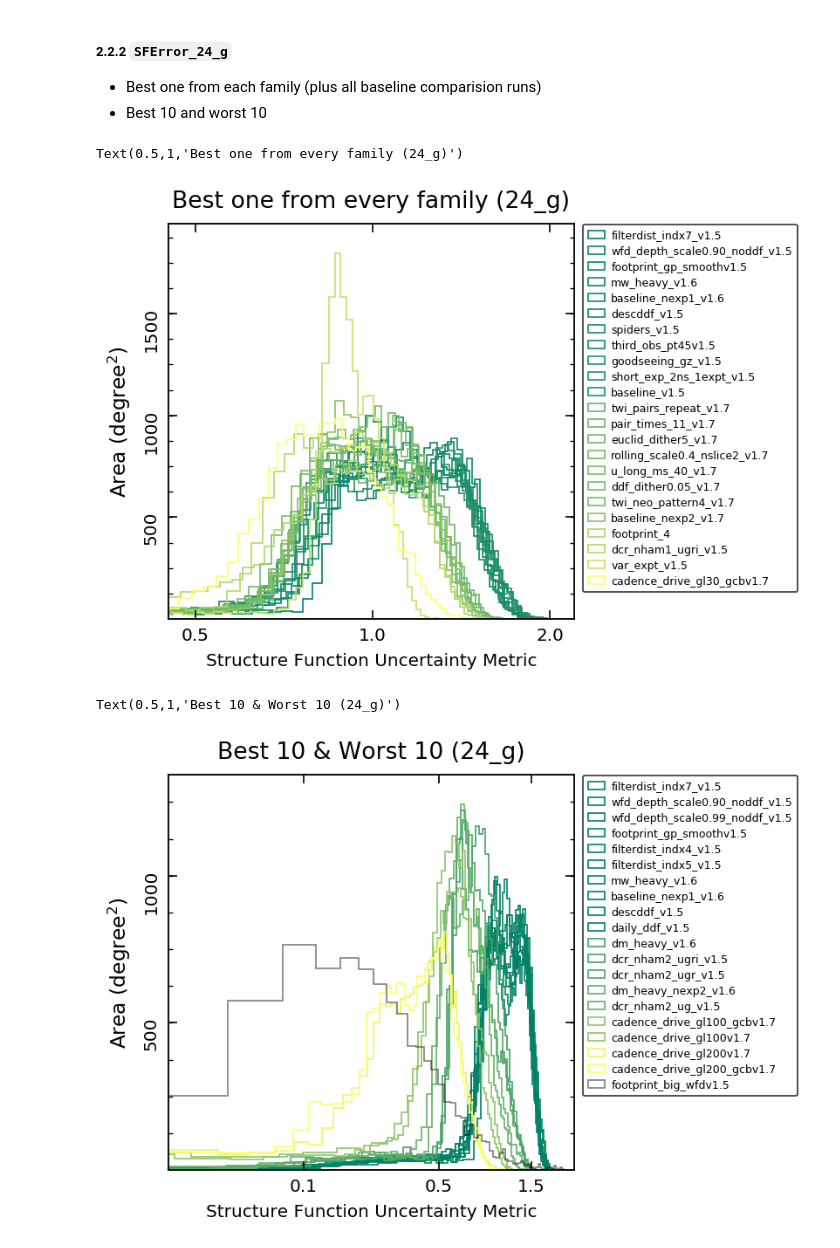
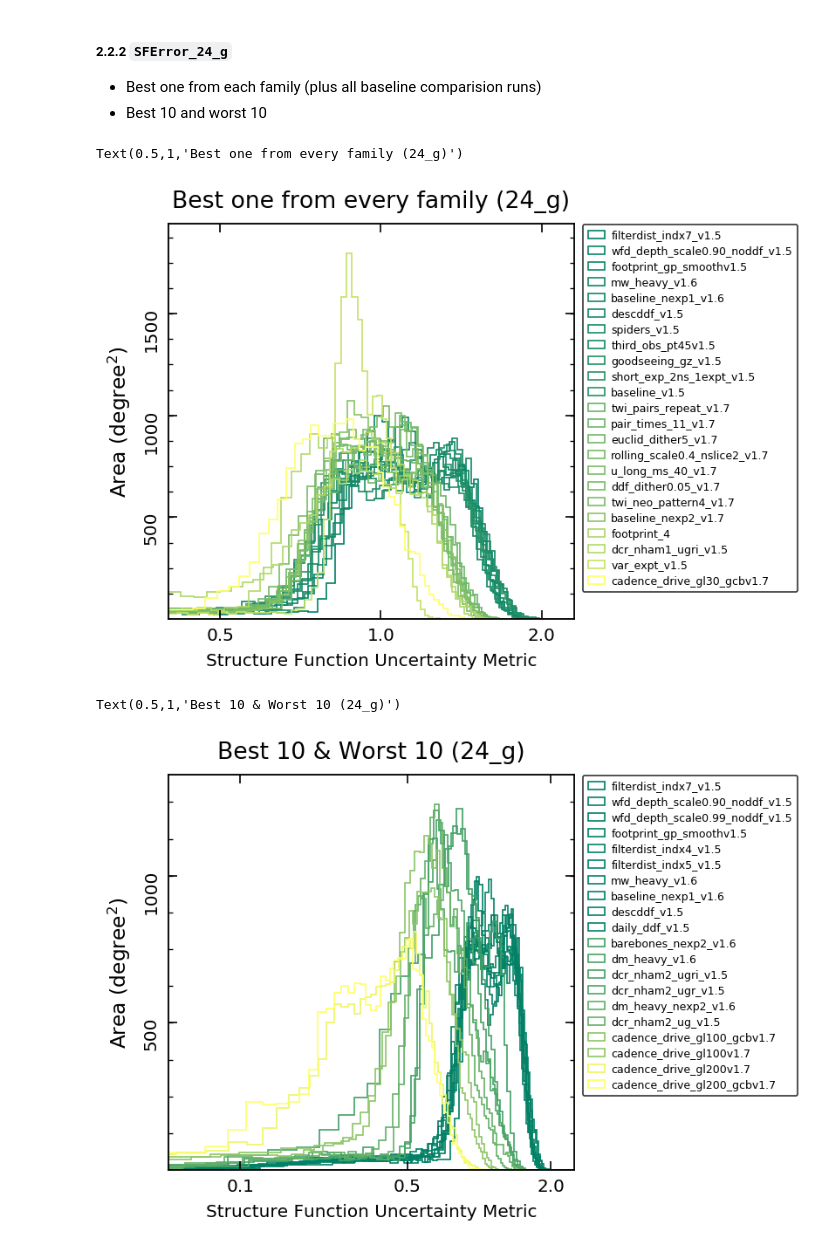
Before and after one commit to RichardsGroup/LSST_SF_Metric, a Jupyter notebook: notebooks/03_Analyze_WFD.ipynb, the cells around one changed output. Cells and saved outputs as stored; diff of their text form; code cells hidden in the pictures.

```diff
--- a/notebooks/03_Analyze_WFD.ipynb
+++ b/notebooks/03_Analyze_WFD.ipynb
@@ -220,7 +220,7 @@ summary_df_all = summary_df_all.sort_values('SFError_24.15_u_Median')
 
 # create normalization object
 uNormAll = mpl.colors.Normalize(vmin=summary_df_all['SFError_24.15_u_Median'].min(),
-                              vmax=summary_df_all['SFError_24.15_u_Median'][-2])
+                              vmax=summary_df_all['SFError_24.15_u_Median'].max())
 bins = 60
 density = False
 
@@ -252,21 +252,16 @@ for run in summary_df_all.index[-10:]:
     data = final_bundleDicts[run][metricKey].metricValues.data[~mask]
     data = data[~(np.isnan(data) | np.isinf(data))]
 
-    if run == summary_df_all.index[-1]:
-        c = 'k'
-        _ =  ax.hist(norm_metric_u/data, bins=bins, histtype='step', color=c,
-                     density=density, label=f"{run.rsplit('_', 1)[0]}", alpha=0.5)
-    else:
-        c = mpl.cm.summer(uNormAll(summary_df_all.loc[run, 'SFError_24.15_u_Median']))
-        ax.hist(norm_metric_u/data, bins=bins, histtype='step', color=c,
-                 density=density, label=f"{run.rsplit('_', 1)[0]}")
+    c = mpl.cm.summer(uNormAll(summary_df_all.loc[run, 'SFError_24.15_u_Median']))
+    ax.hist(norm_metric_u/data, bins=bins, histtype='step', color=c,
+             density=density, label=f"{run.rsplit('_', 1)[0]}")
 
 
 # tick & format
 ax.set_xscale('log', basex=10)
-ax.set_xbound(lower=0.05, upper=8)
+ax.set_xbound(lower=0.2, upper=8.5)
 ax.tick_params(top=True, right=True, which='both')
-ax.xaxis.set_major_locator(plt.FixedLocator([0.1, 0.5, 2, 6]))
+ax.xaxis.set_major_locator(plt.FixedLocator([0.5, 1.5, 5]))
 ax.xaxis.set_major_formatter(plt.FormatStrFormatter('%.1f'))
 ax.xaxis.set_minor_locator(plt.NullLocator())
 
@@ -323,7 +318,7 @@ for run in best_g_family.index:
 
 # tick & format
 ax.set_xscale('log', basex=10)
-ax.set_xbound(lower=0.45, upper=2.2)
+ax.set_xbound(lower=0.4, upper=2.3)
 ax.tick_params(top=True, right=True, which='both')
 ax.xaxis.set_major_locator(plt.FixedLocator([0.5, 1, 2]))
 ax.xaxis.set_major_formatter(plt.FormatStrFormatter('%.1f'))
@@ -340,7 +335,7 @@ ax.set_ylabel('Area ($\mathrm{degree^{2}}$)', labelpad=7)
 plt.title('Best one from every family (24_g)')
 # %% [output]
 Text(0.5,1,'Best one from every family (24_g)')
-[figure, old version]
+[figure, new version]
 # %%
 # plot distribution
 fig, ax = plt.subplots(1, 1, figsize=(5, 5), dpi=120)
@@ -350,7 +345,7 @@ summary_df_all = summary_df_all.sort_values('SFError_24_g_Median')
 
 # create normalization object
 gNormAll = mpl.colors.Normalize(vmin=summary_df_all['SFError_24_g_Median'].min(),
-                                vmax=summary_df_all['SFError_24_g_Median'][-2])
+                                vmax=summary_df_all['SFError_24_g_Median'].max())
 bins = 60
 density = False
 
@@ -374,41 +369,36 @@ for run in summary_df_all.index[:10]:
 for run in summary_df_all.index[-10:]:
 
     # match keys
     keys = [*final_bundleDicts[run].keys()]
     metricKey = [elem for elem in keys if elem[1] == 'SFError_24_g'][0]
 
     # need to mask the pixels that have no available data
     mask = final_bundleDicts[run][metricKey].metricValues.mask
     data = final_bundleDicts[run][metricKey].metricValues.data[~mask]
     data = data[~(np.isnan(data) | np.isinf(data))]
 
-    if run == summary_df_all.index[-1]:
-        c = 'k'
-        _ =  ax.hist(norm_metric_g/data, bins=bins, histtype='step', color=c,
-                     density=density, label=f"{run.rsplit('_', 1)[0]}", alpha=0.5)
-    else:
-        c = mpl.cm.summer(gNormAll(summary_df_all.loc[run, 'SFError_24_g_Median']))
-        ax.hist(norm_metric_g/data, bins=bins, histtype='step', color=c,
-                 density=density, label=f"{run.rsplit('_', 1)[0]}")
+    c = mpl.cm.summer(gNormAll(summary_df_all.loc[run, 'SFError_24_g_Median']))
+    ax.hist(norm_metric_g/data, bins=bins, histtype='step', color=c,
+             density=density, label=f"{run.rsplit('_', 1)[0]}")
 
 
 # tick & format
 ax.set_xscale('log', basex=10)
-ax.set_xbound(lower=0.02, upper=2.5)
+ax.set_xbound(lower=0.05, upper=2.5)
 ax.tick_params(top=True, right=True, which='both')
-ax.xaxis.set_major_locator(plt.FixedLocator([0.1, .5, 1.5, 3]))
+ax.xaxis.set_major_locator(plt.FixedLocator([0.1, .5, 2]))
 ax.xaxis.set_major_formatter(plt.FormatStrFormatter('%.1f'))
 ax.xaxis.set_minor_locator(plt.NullLocator())
 
 # label & legend
 ax.set_xlabel('Structure Function Uncertainty Metric', fontsize=12)
 ax.legend(fontsize=7.5, bbox_to_anchor=(1.0, 1.02), edgecolor='k', loc=2, labelspacing=0.4)
 
 ax.yaxis.set_major_locator(plt.FixedLocator(np.array([500, 1000, 1500, 2000])/(54.967783/60)**2))
 y_vals = ax.get_yticks()
 ax.set_yticklabels(['{:.0f}'.format(x * (54.967783/60)**2) for x in y_vals], rotation=90)
 ax.set_ylabel('Area ($\mathrm{degree^{2}}$)', labelpad=7)
 plt.title('Best 10 & Worst 10 (24_g)')
 # %% [output]
 Text(0.5,1,'Best 10 & Worst 10 (24_g)')
-[figure, old version]
+[figure, new version]
```
Also changed, not shown: parts of 2 cells of this notebook, 1 other file.
